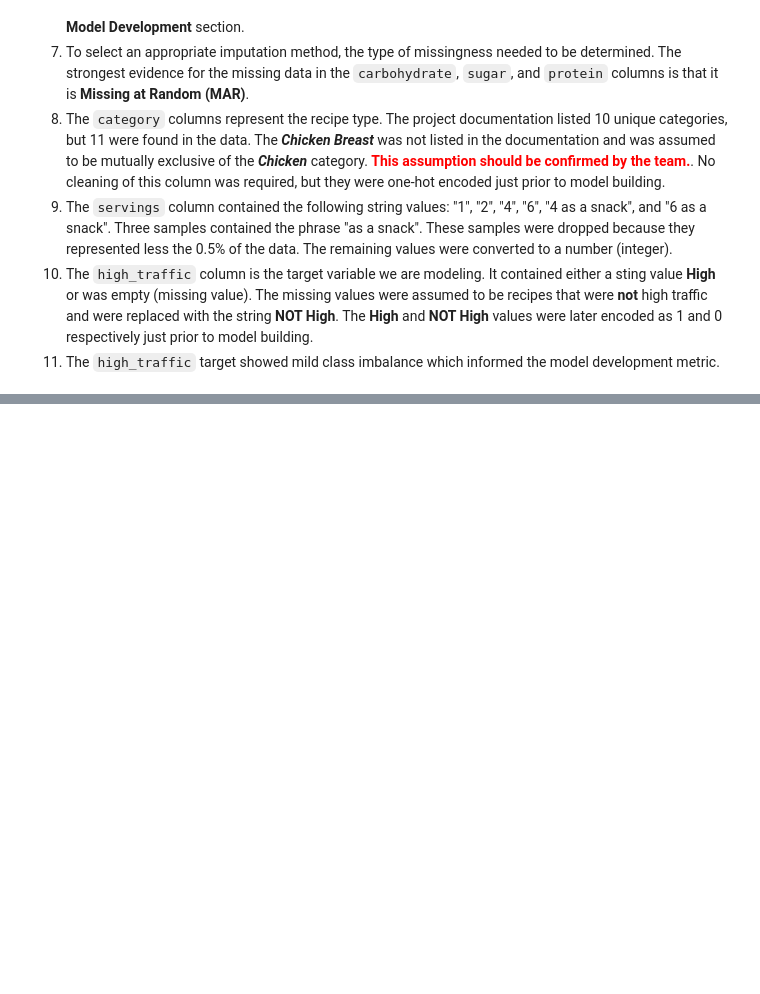
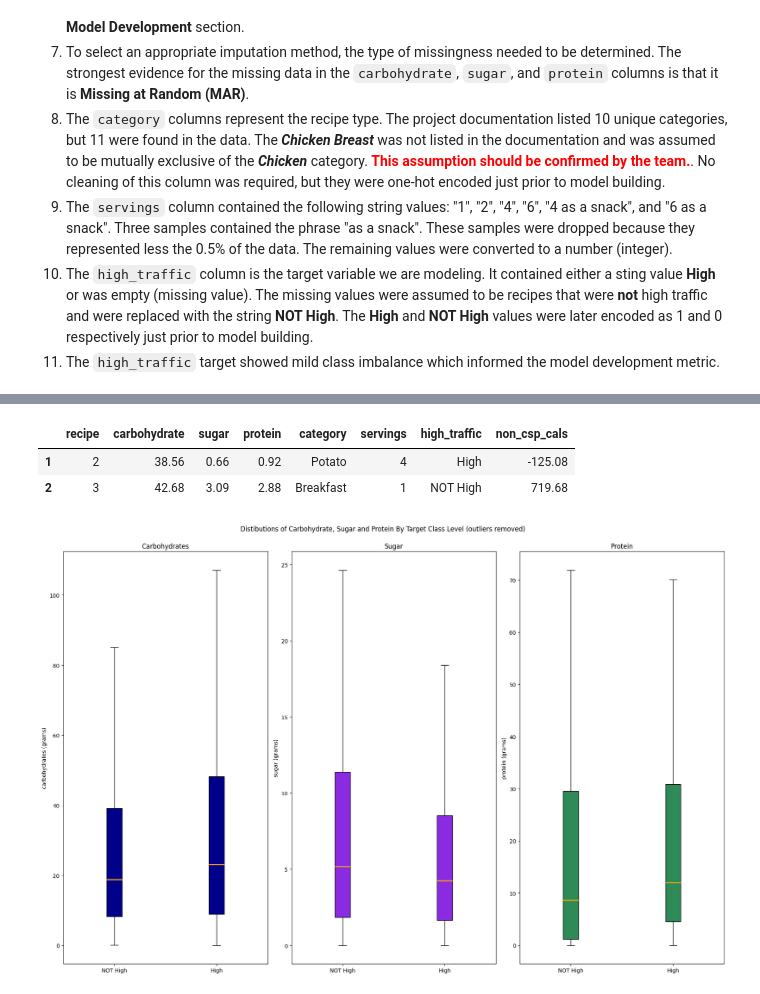
Before and after one commit to MichaelSzczepaniak/DSPortfolio, a Jupyter notebook: Tasty_Bites/TastyBites.ipynb, the cells around one changed output, grey strips where cells are left out. Saved outputs shown, nothing was run; the diff lists cells and outputs as text; code cells hidden in the pictures; blank space fills up the shorter version.

```diff
--- a/Tasty_Bites/TastyBites.ipynb
+++ b/Tasty_Bites/TastyBites.ipynb
@@ -530,0 +745,50 @@ H0: traffic (target) and missing values are independent. p-value = 0.0412, so re
+# %%
+df_no_missing.head(2)
+# %% [output]
+|  | recipe | carbohydrate | sugar | protein | category | servings | high_traffic | non_csp_cals |
+| 1 | 2 | 38.56 | 0.66 | 0.92 | Potato | 4 | High | -125.08 |
+| 2 | 3 | 42.68 | 3.09 | 2.88 | Breakfast | 1 | NOT High | 719.68 |
+# %%
+# need individual axis control because carbohydrate, sugar, protien in grams but calories in cals
+data_carb_not_high = df_no_missing.loc[df_no_missing['high_traffic'] == 'NOT High', 'carbohydrate']
+data_carb_high = df_no_missing.loc[df_no_missing['high_traffic'] == 'High', 'carbohydrate']
+# sugar
+data_sugr_not_high = df_no_missing.loc[df_no_missing['high_traffic'] == 'NOT High', 'sugar']
+data_sugr_high = df_no_missing.loc[df_no_missing['high_traffic'] == 'High', 'sugar']
+# protein
+data_prot_not_high = df_no_missing.loc[df_no_missing['high_traffic'] == 'NOT High', 'protein']
+data_prot_high = df_no_missing.loc[df_no_missing['high_traffic'] == 'High', 'protein']
+# calories
+# data_cals_not_high = df_no_missing.loc[df_no_missing['high_traffic'] == 'NOT High', 'calories']
+# data_cals_high = df_no_missing.loc[df_no_missing['high_traffic'] == 'High', 'calories']
+
+# USE labels instead of tick_labels in older versions of matplotlib
+fig2, ax2 = plt.subplots(1, 3, figsize=(18, 12))
+# ax2[0].boxplot([data_cals_not_high, data_cals_high], tick_labels=['NOT High', 'High'],
+#                showfliers=False, patch_artist=True, boxprops=dict(facecolor=ccsp_colors[0]),
+#                medianprops=dict(color='orange', linewidth=2))
+ax2[0].boxplot([data_carb_not_high, data_carb_high], tick_labels=['NOT High', 'High'],
+               showfliers=False, patch_artist=True, boxprops=dict(facecolor=ccsp_colors[1]),
+               medianprops=dict(color='orange', linewidth=2))
+ax2[1].boxplot([data_sugr_not_high, data_sugr_high], tick_labels=['NOT High', 'High'],
+               showfliers=False, patch_artist=True, boxprops=dict(facecolor=ccsp_colors[2]),
+               medianprops=dict(color='orange', linewidth=2))
+ax2[2].boxplot([data_prot_not_high, data_prot_high], tick_labels=['NOT High', 'High'],
+               showfliers=False, patch_artist=True, boxprops=dict(facecolor=ccsp_colors[3]),
+               medianprops=dict(color='orange', linewidth=2))
+
+# ax2[0].set_ylabel('calories / serving size (grams)')
+ax2[0].set_ylabel('carbohydrates (grams)')
+ax2[1].set_ylabel('sugar (grams)')
+ax2[2].set_ylabel('protein (grams)')
+
+# ax2[0].set_title('Calories Distributions by Target Class\n(outliers removed)')
+ax2[0].set_title('\nCarbohydrates')
+ax2[1].set_title('\nSugar')
+ax2[2].set_title('\nProtein')
+fig2.suptitle('Distibutions of Carbohydrate, Sugar and Protein By Target Class Level (outliers removed)')
+
+plt.tight_layout()
+plt.show()
+# %% [output]
+[figure, added]
```
Also changed, not shown: parts of 17 cells of this notebook.
